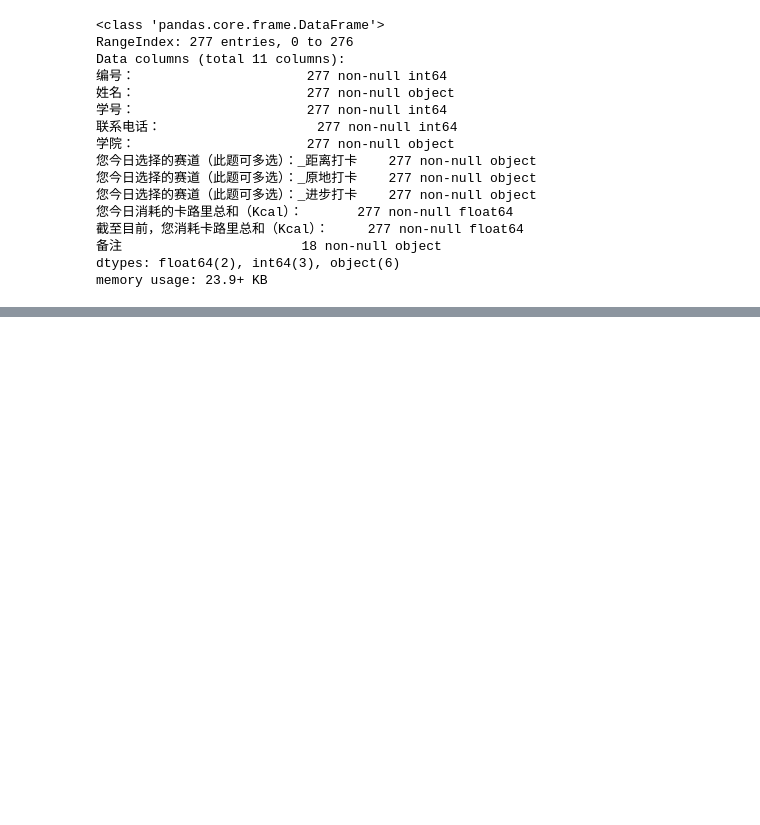
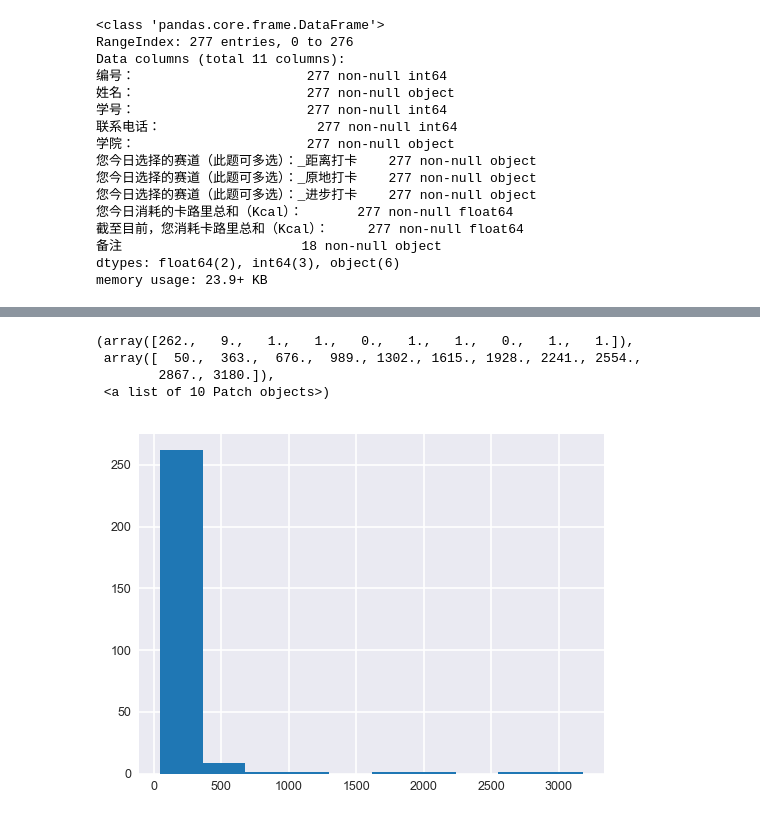
Before and after one commit to DavidBarL/Python-, a Jupyter notebook: Pandas练习题.ipynb, the cells around one changed output, grey strips where cells are left out. Saved outputs shown, nothing was run; the diff lists cells and outputs as text; code cells hidden in the pictures; blank space fills up the shorter version.

```diff
--- a/Pandas练习题.ipynb
+++ b/Pandas练习题.ipynb
@@ -317,0 +625,9 @@ df.describe()
+# %%
+#绘制直方图
+plt.hist(df["您今日消耗的卡路里总和（Kcal）："])
+# %% [output]
+(array([262.,   9.,   1.,   1.,   0.,   1.,   1.,   0.,   1.,   1.]),
+ array([  50.,  363.,  676.,  989., 1302., 1615., 1928., 2241., 2554.,
+        2867., 3180.]),
+ <a list of 10 Patch objects>)
+[figure, added]
```
Also changed, not shown: parts of 51 cells of this notebook.
